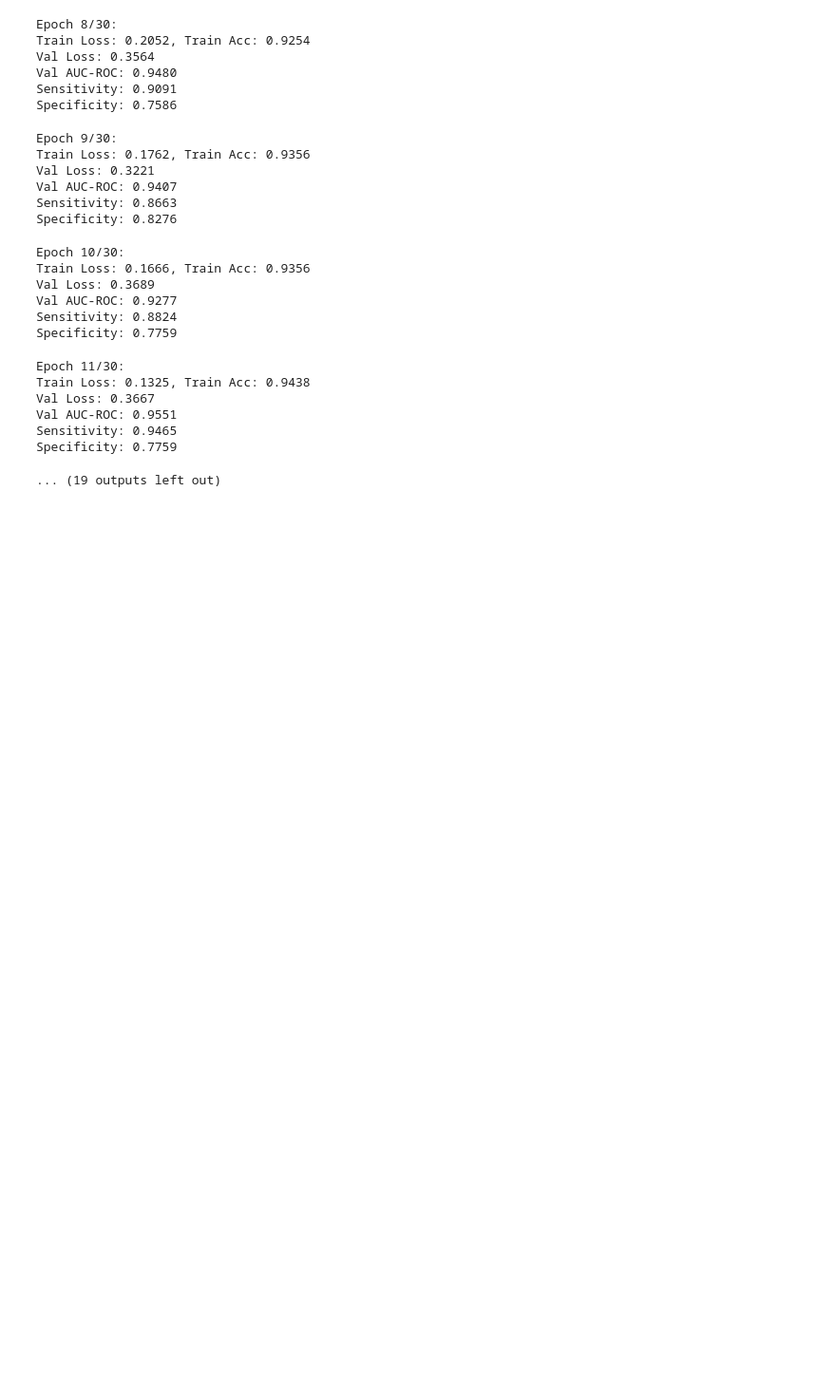
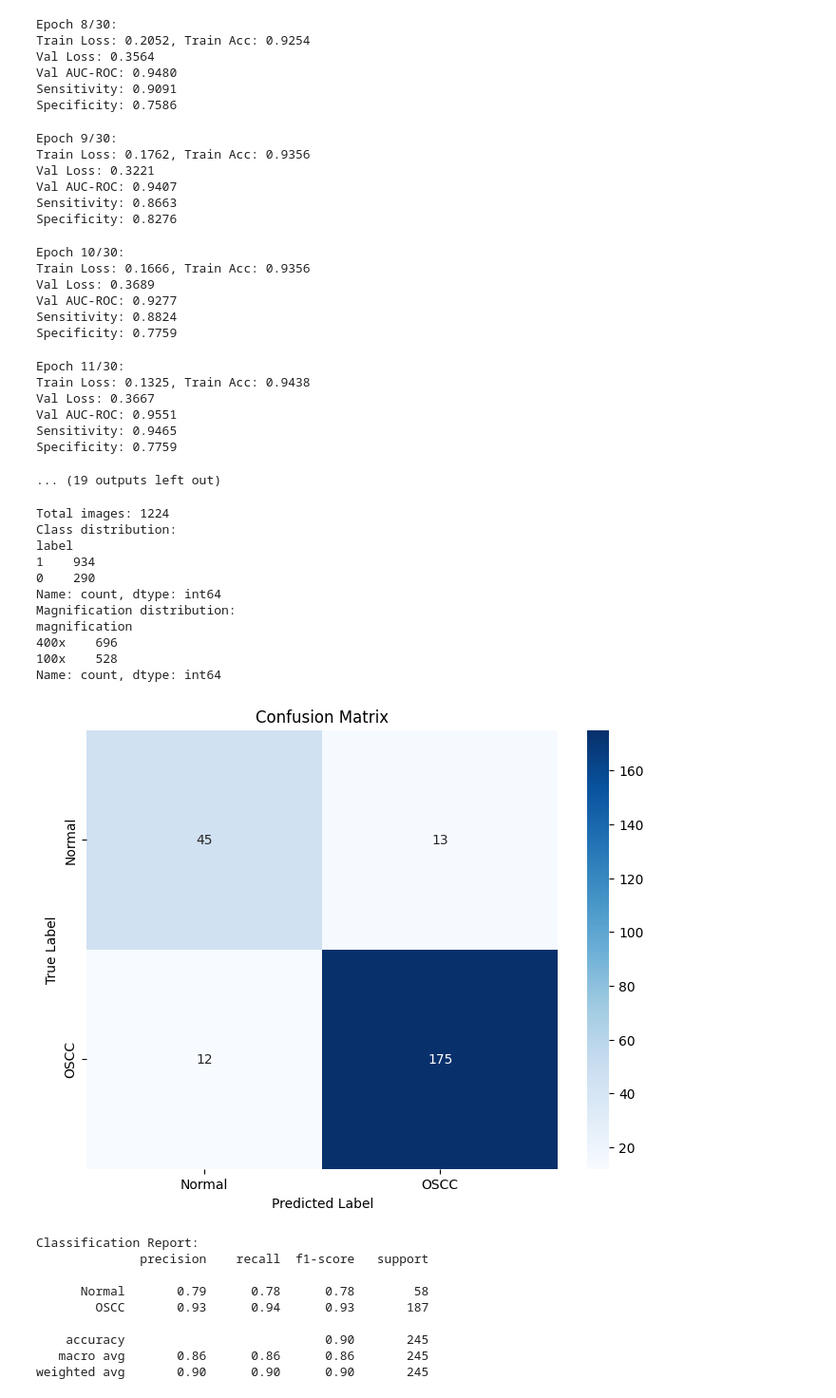
Before and after one commit to VirajBhagiya/oral-cancer-detection, a Jupyter notebook: major-convnext.ipynb, the cells around one changed output. Shown at 95% size. Cells and saved outputs as stored; diff of their text form; code cells hidden in the pictures; blank space fills up the shorter version.

Commit message:
Kaggle Notebook | major-convnext | Version 1

```diff
--- a/major-convnext.ipynb
+++ b/major-convnext.ipynb
@@ -351,0 +511,33 @@ Specificity: 0.7759
+# %%
+BASE_PATH = '/kaggle/input/histopathological-imaging-oral-cancer-analysis'
+MODEL_PATH = '/kaggle/working/best_model.keras'
+
+df = create_dataset_df(BASE_PATH)
+train_df, val_df = train_test_split(df, test_size=0.2, stratify=df['label'], random_state=42)
+
+val_dataset = OralCancerDataset(val_df, transform=get_transforms(is_train=False))
+val_loader = DataLoader(val_dataset, batch_size=16, shuffle=False, num_workers=2, pin_memory=True)
+
+analyze_model(MODEL_PATH, val_loader, val_df)
+# %% [output]
+Total images: 1224
+Class distribution:
+label
+1    934
+0    290
+Name: count, dtype: int64
+Magnification distribution:
+magnification
+400x    696
+100x    528
+Name: count, dtype: int64
+[figure, added]
+Classification Report:
+              precision    recall  f1-score   support
+
+      Normal       0.79      0.78      0.78        58
+        OSCC       0.93      0.94      0.93       187
+
+    accuracy                           0.90       245
+   macro avg       0.86      0.86      0.86       245
+weighted avg       0.90      0.90      0.90       245
```
Also changed, not shown: parts of 3 cells of this notebook.
